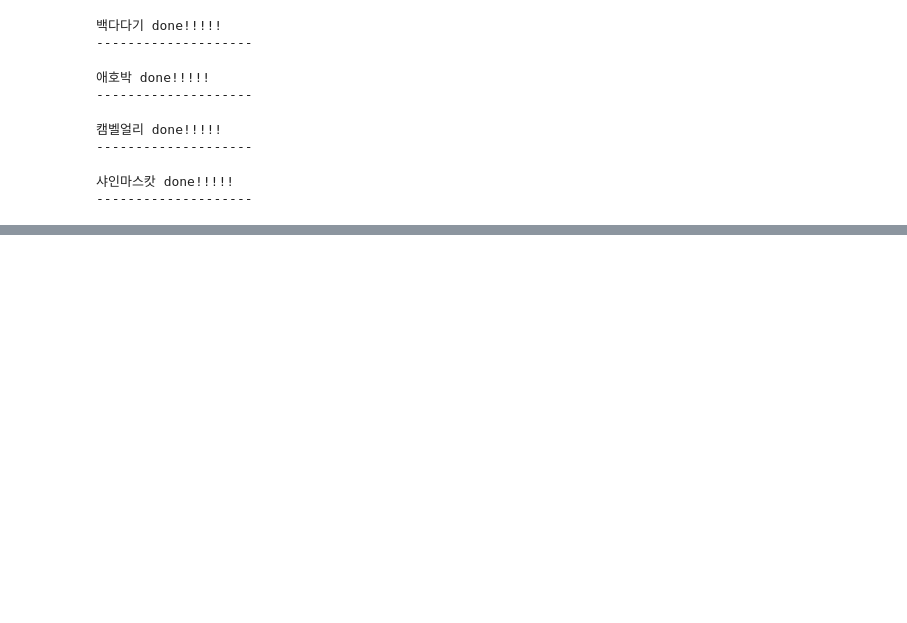
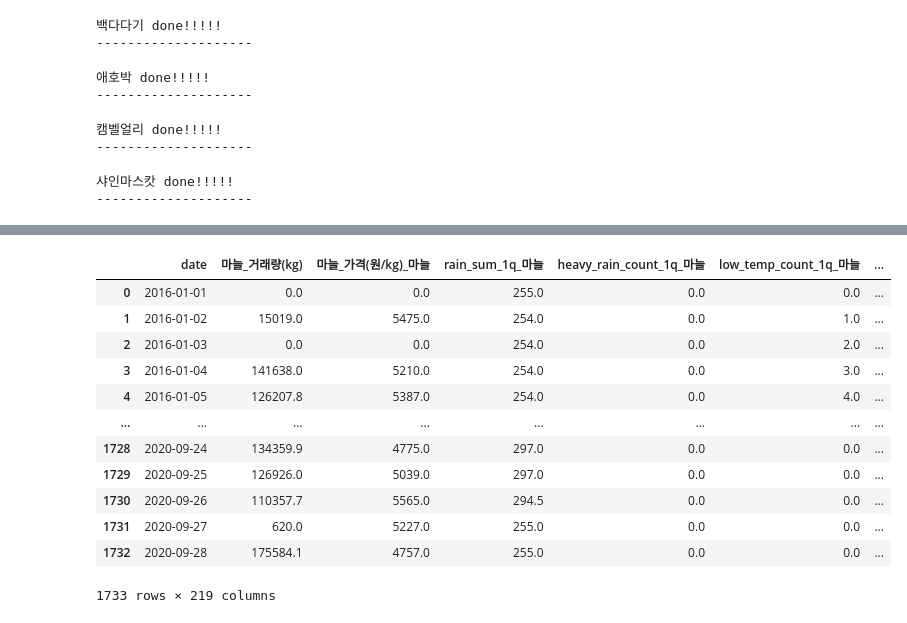
Before and after one commit to HyeonUk1504/JangbogoProject, a Jupyter notebook: develop/weather_.ipynb, the cells around one changed output, grey strips where cells are left out. Drawn from its saved outputs; the diff is of its cells as text; code cells hidden in the pictures; blank space fills up the shorter version.

```diff
--- a/develop/weather_.ipynb
+++ b/develop/weather_.ipynb
@@ -392,21 +378,3 @@ for delta in range(360) :
 date_df = pd.DataFrame({'date' : date_list})
 train = pd.read_csv('C:\JanbogoProject2\JangbogoProject\data\\train.csv')
 train2 = pd.concat([date_df, train], sort = False).reset_index(drop=True) #2015~2020-09-28
-# %%
-    # 품종과 주산지 날씨 mapping
-joosanji = joosan_dict['양파'] # 품종, 품목 : 주산지 매칭 딕셔너리
-joosanji
-joosan_code = code_dict[joosanji] #주산지 : 관측소 코드 매칭 딕셔너리
-# print(joosan_code)
-joosan_weather = weather[weather['stn_Code']==joosan_code].reset_index(drop=True)
-weather[weather.stn_Code == 'joosan_code']
-joosan_weather
-# print(joosan_weather)
-print(weather[weather['stn_Code']==joosan_code].reset_index(drop=True))
-# joosan_weather['date']
-# weather[weather['stn_Code']==joosan_code]
-# joosan_code = code_dict[joosanji]
-# joosanji = joosan_dict['양파']
-# # joosanji = joosan_dict.get('양파')
-# joosanji = joosan_dict['양파']
-# joosanji
@@ -605,0 +576,16 @@ for i in range(0,len(pum_df_list)-1):
+# %%
+pum_df_list[4]
+# %% [output]
+|  | date | 마늘_거래량(kg) | 마늘_가격(원/kg)_마늘 | rain_sum_1q_마늘 | heavy_rain_count_1q_마늘 | low_temp_count_1q_마늘 | ... |
+| 0 | 2016-01-01 | 0.0 | 0.0 | 255.0 | 0.0 | 0.0 | ... |
+| 1 | 2016-01-02 | 15019.0 | 5475.0 | 254.0 | 0.0 | 1.0 | ... |
+| 2 | 2016-01-03 | 0.0 | 0.0 | 254.0 | 0.0 | 2.0 | ... |
+| 3 | 2016-01-04 | 141638.0 | 5210.0 | 254.0 | 0.0 | 3.0 | ... |
+| 4 | 2016-01-05 | 126207.8 | 5387.0 | 254.0 | 0.0 | 4.0 | ... |
+| ... | ... | ... | ... | ... | ... | ... | ... |
+| 1728 | 2020-09-24 | 134359.9 | 4775.0 | 297.0 | 0.0 | 0.0 | ... |
+| 1729 | 2020-09-25 | 126926.0 | 5039.0 | 297.0 | 0.0 | 0.0 | ... |
+| 1730 | 2020-09-26 | 110357.7 | 5565.0 | 294.5 | 0.0 | 0.0 | ... |
+| 1731 | 2020-09-27 | 620.0 | 5227.0 | 255.0 | 0.0 | 0.0 | ... |
+| 1732 | 2020-09-28 | 175584.1 | 4757.0 | 255.0 | 0.0 | 0.0 | ... |
+1733 rows × 219 columns
```
Also changed, not shown: parts of 14 cells of this notebook.
